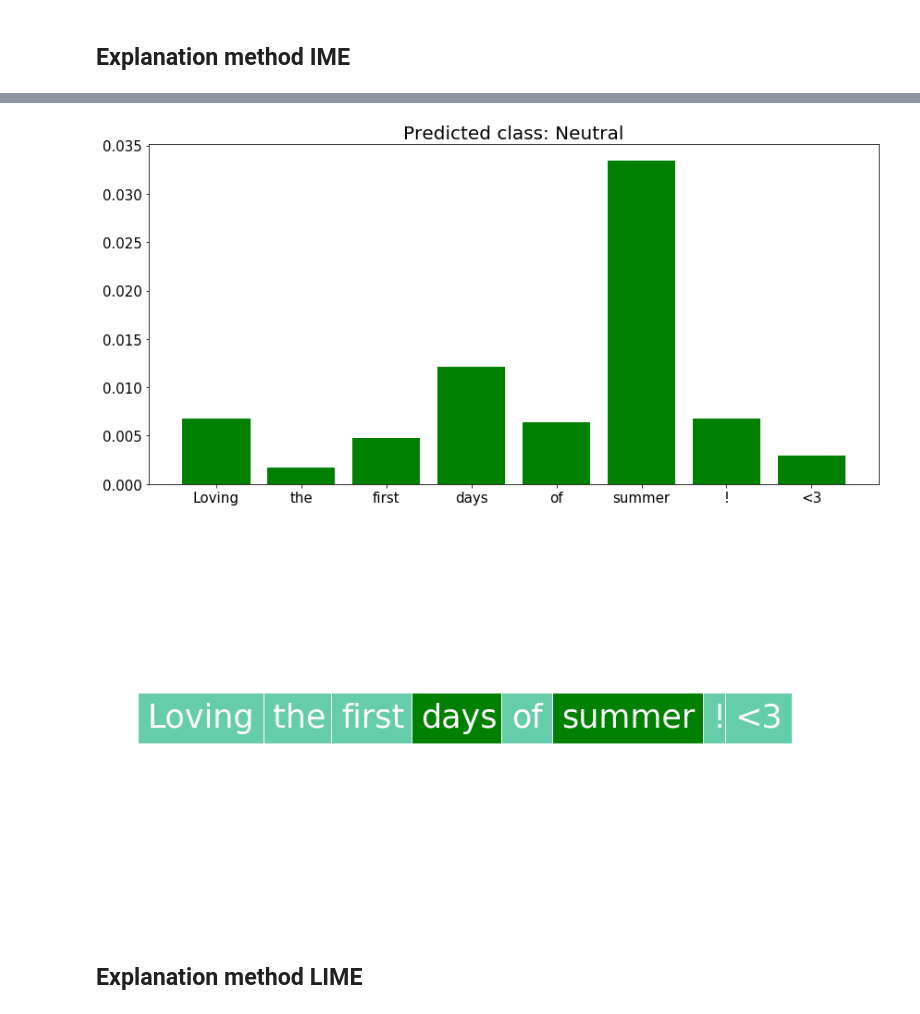
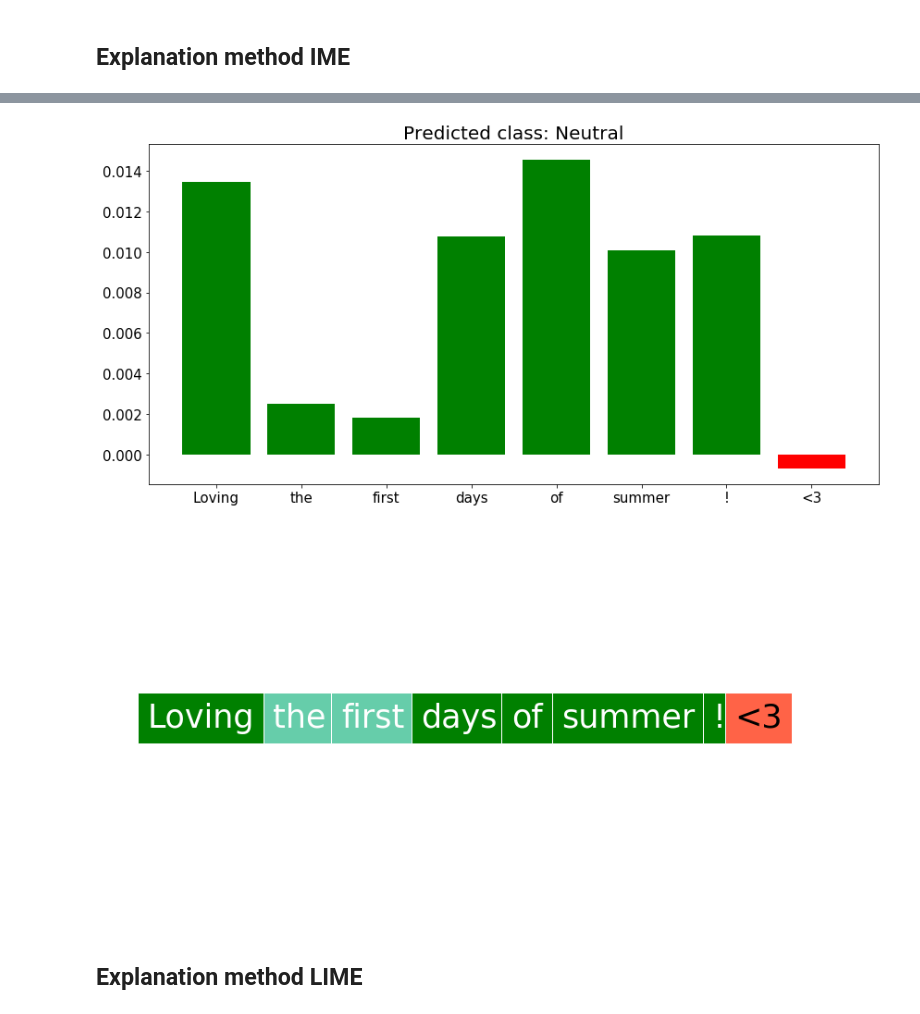
Before and after one commit to enjakokalj/TransSHAP, a Jupyter notebook: explain_notebook.ipynb, the cells around one changed output, grey strips where cells are left out. Saved outputs shown, nothing was run; the diff lists cells and outputs as text; code cells hidden in the pictures.

```diff
--- a/explain_notebook.ipynb
+++ b/explain_notebook.ipynb
@@ -52,19 +59,13 @@ real_preds = [1, 2, 0]
 import IME_for_text
 import visualize_explanations
 
-train_data = pd.read_csv("./model_bert_crosloengual/English_tweet_label.csv")
-train_data = list(train_data["Tweet text"])
-tknzr = TweetTokenizer()
-bag_of_words = set([xx for x in train_data for xx in tknzr.tokenize(x)])
+to_use = texts[-1:]
+explainer = IME_for_text.IMExplainer(model, data=train_data, size_bg_data=1000, n_iter=50, err=0.01, tokenizer=tokenizer, bag_of_words=bag_of_words)
+contribution_values, tokenized_text, predictions = explainer.explain(to_use)
 
-to_use = 2
-explainer = IME_for_text.IMExplainer(model, data=train_data, n_iter=50, err=0.05, tokenizer=tokenizer, bag_of_words=bag_of_words)
-contribution_values, tokenized_text, predictions = explainer.explain(texts[to_use:to_use+1])
-
-to_use = texts[-1:]
 for i in range(len(to_use)):
     text = tokenized_text[i]
-    pred1 = real_preds[i] if type(real_preds)==list else real_preds
+    pred1 = real_preds[i] if type(real_preds) == list else real_preds
     pred2 = int(np.argmax(predictions[i]))
 
     values = contribution_values[i][:, pred2]
@@ -79,5 +80,5 @@ for i in range(len(to_use)):
-[figure, old version]
+[figure, new version]
-[figure, old version]
+[figure, new version]
 # %% [markdown]
 ## **Explanation method LIME**
 # %%
```
Also changed, not shown: parts of 5 cells of this notebook.
